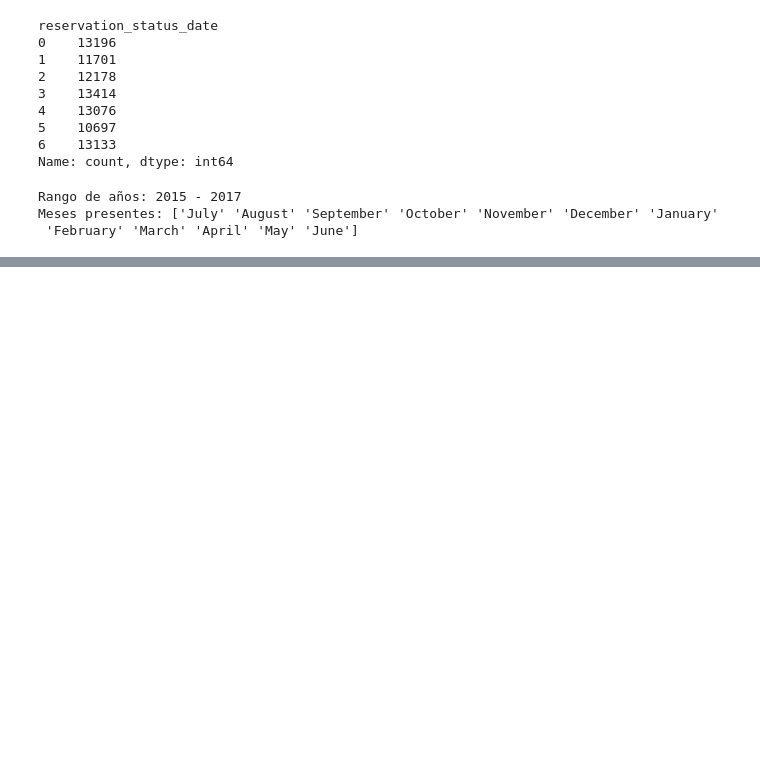
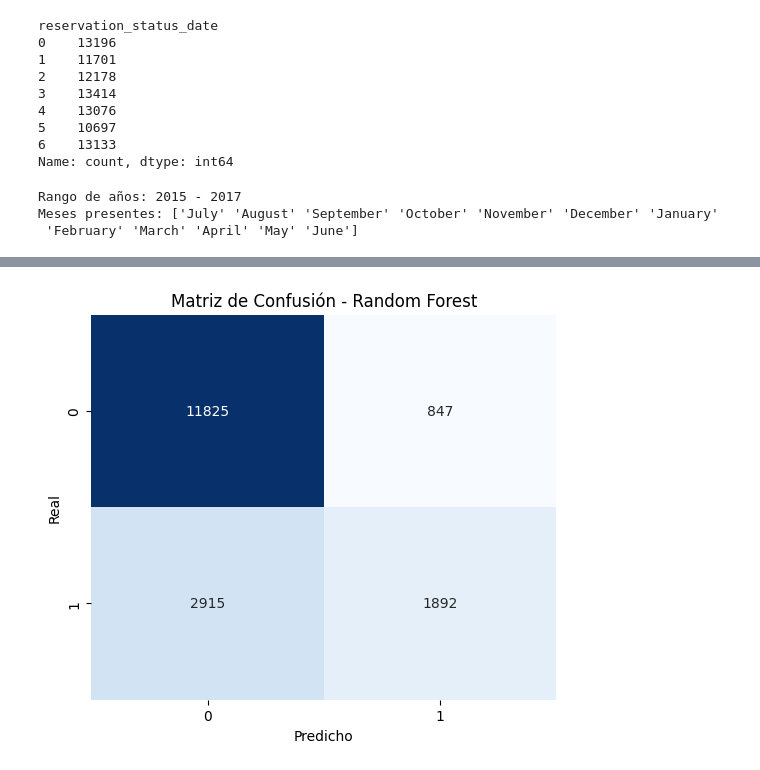
Before and after one commit to FerChaparro27/AA_hotel, a Jupyter notebook: edahotel.ipynb, the cells around one changed output, grey strips where cells are left out. Drawn from its saved outputs; the diff is of its cells as text; code cells hidden in the pictures; blank space fills up the shorter version.

```diff
--- a/edahotel.ipynb
+++ b/edahotel.ipynb
@@ -805,0 +904,94 @@ Meses presentes: ['July' 'August' 'September' 'October' 'November' 'December' 'J
+# %%
+# ============================================================
+# RANDOM FOREST CLASSIFIER — Pregunta de clasificación
+# ============================================================
+
+import pandas as pd
+import numpy as np
+import matplotlib.pyplot as plt
+from sklearn.model_selection import train_test_split
+from sklearn.preprocessing import StandardScaler
+from sklearn.ensemble import RandomForestClassifier
+from sklearn.metrics import (
+    accuracy_score, confusion_matrix, classification_report
+)
+import seaborn as sns
+
+
+# --- 2️⃣ Variables (features) ---
+# Variables generales que influyen en la cancelación
+features = [
+    "hotel", "lead_time", "adr",
+    "stays_in_week_nights", "stays_in_weekend_nights",
+    "adults", "children", "babies",
+    "total_of_special_requests", "customer_type",
+    "deposit_type", "market_segment"
+]
+target = "is_canceled"
+
+# --- 3️⃣ Limpieza y codificación ---
+# Convertir texto a numérico
+df = df[features + [target]].dropna()
+
+df["hotel"] = df["hotel"].map({"City Hotel":0, "Resort Hotel":1})
+
+# Convertir categóricas en variables dummies
+df = pd.get_dummies(
+    df,
+    columns=["customer_type","deposit_type","market_segment"],
+    drop_first=True
+)
+
+# --- 4️⃣ Dividir datos ---
+X = df.drop(columns=[target])
+y = df[target]
+
+X_train, X_test, y_train, y_test = train_test_split(
+    X, y, test_size=0.2, random_state=42
+)
+
+# --- 5️⃣ Escalar variables numéricas ---
+scaler = StandardScaler()
+X_train_scaled = scaler.fit_transform(X_train)
+X_test_scaled = scaler.transform(X_test)
+
+# --- 6️⃣ Entrenar modelo Random Forest ---
+rf = RandomForestClassifier(
+    n_estimators=200,     # cantidad de árboles
+    max_depth=10,         # límite de profundidad para evitar sobreajuste
+    random_state=42
+)
+rf.fit(X_train_scaled, y_train)
+
+# --- 7️⃣ Predicciones ---
+y_pred = rf.predict(X_test_scaled)
+
+# --- 8️⃣ Métricas ---
+acc = accuracy_score(y_test, y_pred)
+cm = confusion_matrix(y_test, y_pred)
+report = classification_report(y_test, y_pred)
+
+print(f"📊 Precisión (Accuracy): {acc:.3f}")
+print("\nMatriz de confusión:")
+print(cm)
+print("\nReporte de clasificación:")
+print(report)
+
+# --- 9️⃣ Visualización de matriz de confusión ---
+plt.figure(figsize=(6,5))
+sns.heatmap(cm, annot=True, fmt='d', cmap='Blues', cbar=False)
+plt.xlabel("Predicho")
+plt.ylabel("Real")
+plt.title("Matriz de Confusión - Random Forest")
+plt.show()
+
+# --- 🔟 Importancia de variables ---
+importances = pd.Series(rf.feature_importances_, index=X.columns).sort_values(ascending=True)
+
+plt.figure(figsize=(8,6))
+importances.plot(kind='barh', color='teal')
+plt.title("Importancia de las Variables - Random Forest")
+plt.xlabel("Importancia")
+plt.tight_layout()
+plt.show()
+# %% [output]
@@ -805,0 +1013 @@ Meses presentes: ['July' 'August' 'September' 'October' 'November' 'December' 'J
+[figure, added]
```
Also changed, not shown: parts of 3 cells of this notebook, 4 other files.
